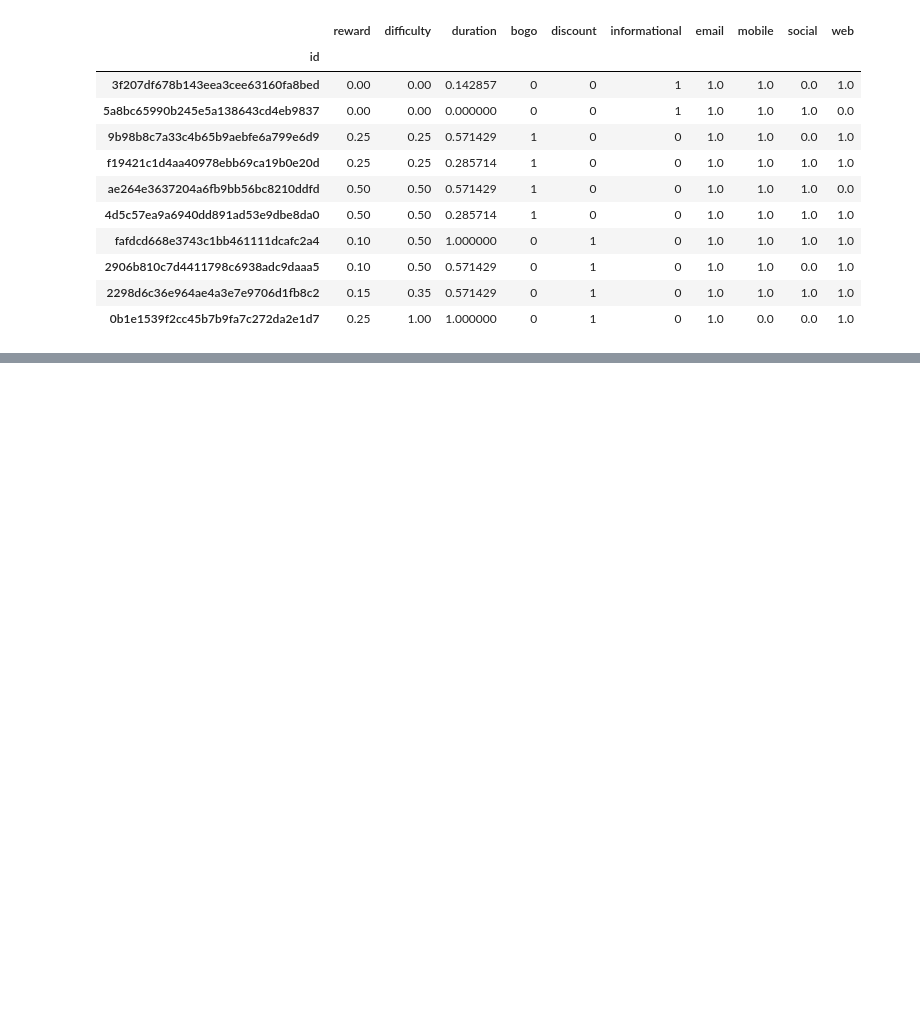
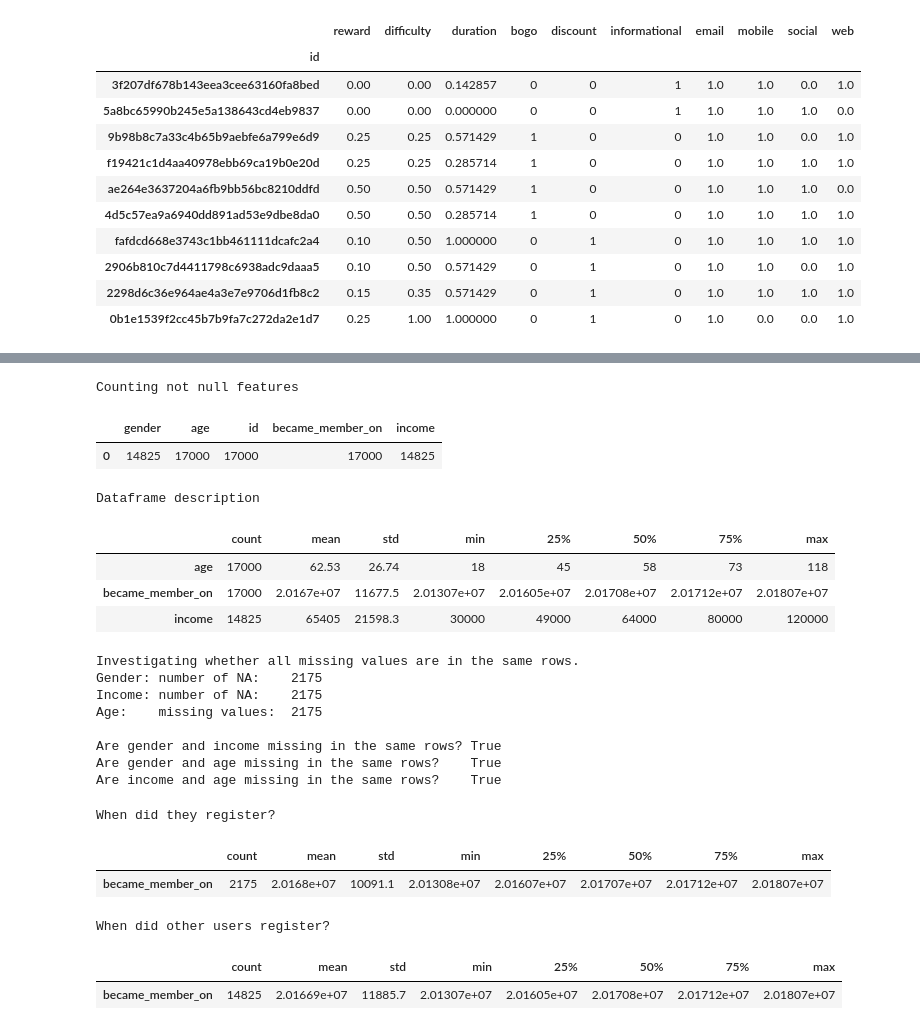
Before and after one commit to silviomori/udacity-machine-learning-capstone-starbucks, a Jupyter notebook: FeatureEngineering.ipynb, the cells around one changed output, grey strips where cells are left out. Saved outputs shown, nothing was run; the diff lists cells and outputs as text; code cells hidden in the pictures; blank space fills up the shorter version.

```diff
--- a/FeatureEngineering.ipynb
+++ b/FeatureEngineering.ipynb
@@ -155,0 +179,50 @@ portfolio_df.sort_values(by=['discount', 'bogo', 'reward', 'difficulty'])
+# %%
+display(pd.DataFrame(profile_df.count()).T \
+        .style.set_caption('Counting not null features'))
+
+display(profile_df.describe().T.round(2) \
+        .style.set_caption('Dataframe description'))
+
+print('\nInvestigating whether all missing values are in the same rows.')
+gender_isna = profile_df.gender.isna()
+income_isna = profile_df.income.isna()
+age_missing = profile_df.age == 118
+
+print('Gender:\tnumber of NA: \t', gender_isna.sum())
+print('Income:\tnumber of NA: \t', income_isna.sum())
+print('Age:\tmissing values:\t', age_missing.sum())
+
+print('\nAre gender and income missing in the same rows?\t{}' \
+      .format(gender_isna.isin(income_isna).all()))
+print('Are gender and age missing in the same rows?\t{}' \
+      .format(gender_isna.isin(age_missing).all()))
+print('Are income and age missing in the same rows?\t{}' \
+      .format(income_isna.isin(age_missing).all()))
+
+display(pd.DataFrame(profile_df.became_member_on[gender_isna])\
+        .describe().T.style.set_caption('When did they register?'))
+display(pd.DataFrame(profile_df.became_member_on[~gender_isna])\
+        .describe().T.style.set_caption('When did other users register?'))
+# %% [output]
+Counting not null features
+|  | gender | age | id | became_member_on | income |
+| 0 | 14825 | 17000 | 17000 | 17000 | 14825 |
+Dataframe description
+|  | count | mean | std | min | 25% | 50% | 75% | max |
+| age | 17000 | 62.53 | 26.74 | 18 | 45 | 58 | 73 | 118 |
+| became_member_on | 17000 | 2.0167e+07 | 11677.5 | 2.01307e+07 | 2.01605e+07 | 2.01708e+07 | 2.01712e+07 | 2.01807e+07 |
+| income | 14825 | 65405 | 21598.3 | 30000 | 49000 | 64000 | 80000 | 120000 |
+Investigating whether all missing values are in the same rows.
+Gender: number of NA:    2175
+Income: number of NA:    2175
+Age:    missing values:  2175
+
+Are gender and income missing in the same rows? True
+Are gender and age missing in the same rows?    True
+Are income and age missing in the same rows?    True
+When did they register?
+|  | count | mean | std | min | 25% | 50% | 75% | max |
+| became_member_on | 2175 | 2.0168e+07 | 10091.1 | 2.01308e+07 | 2.01607e+07 | 2.01707e+07 | 2.01712e+07 | 2.01807e+07 |
+When did other users register?
+|  | count | mean | std | min | 25% | 50% | 75% | max |
+| became_member_on | 14825 | 2.01669e+07 | 11885.7 | 2.01307e+07 | 2.01605e+07 | 2.01708e+07 | 2.01712e+07 | 2.01807e+07 |
```
Also changed, not shown: parts of 11 cells of this notebook.
